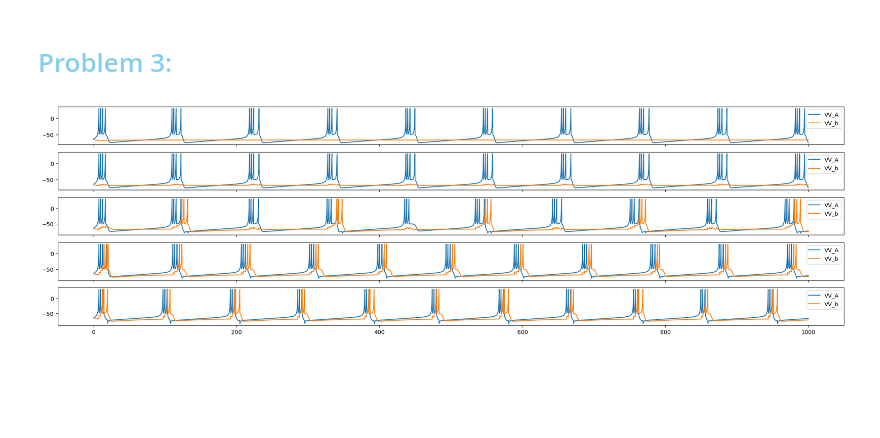
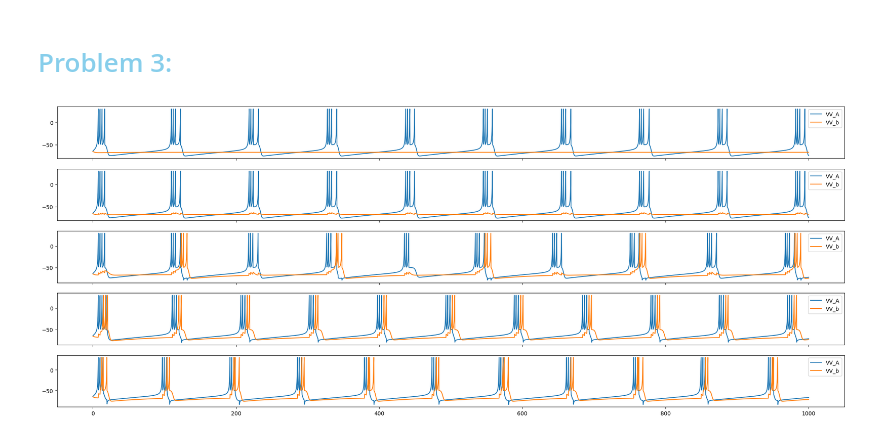
Before and after one commit to jacklvd/intelligent_sys, a Jupyter notebook: HW1/code/neuron_spiking.ipynb, the cells around one changed output. Saved outputs shown, nothing was run; the diff lists cells and outputs as text; code cells hidden in the pictures; blank space fills up the shorter version.

```diff
--- a/HW1/code/neuron_spiking.ipynb
+++ b/HW1/code/neuron_spiking.ipynb
@@ -21,8 +21,7 @@ u = b * V
 # %%
 def neuron_spiking(row, a, b, c, d, u, V, VV, uu, spike_ts, T1=0, I=0.0):
     for t in np.linspace(0, steps, 4001): # 4001 since we need to draw 5 charts
-        if t > T1:
-            I = I
+
         V += TAU * (0.04 * (V**2) + 5 * V + 140 - u + (I*1.0))
         u += TAU * a * (b * V - u)
         if V > 30:
@@ -142,12 +141,12 @@ def neuron_chattering(row, W):
     sns.lineplot(ax=axis[row], x=np.linspace(0, 1000, 4001), label='VV_A', y=VV_a)
     sns.lineplot(ax=axis[row], x=np.linspace(0, 1000, 4001), label='VV_b', y=VV_b)
 # %%
-fig, axis = plt.subplots(5, 1, sharex=True, figsize=(25,7))
+fig, axis = plt.subplots(5, 1, sharex=True, figsize=(26,10))
 row = 0
 WW = [0, 10, 20, 30, 40]
 for w in WW:
     neuron_chattering(row, w)
     row += 1
 plt.savefig('problem3.png')
 # %% [output]
-[figure, old version]
+[figure, new version]
```
Also changed, not shown: 1 other file.
